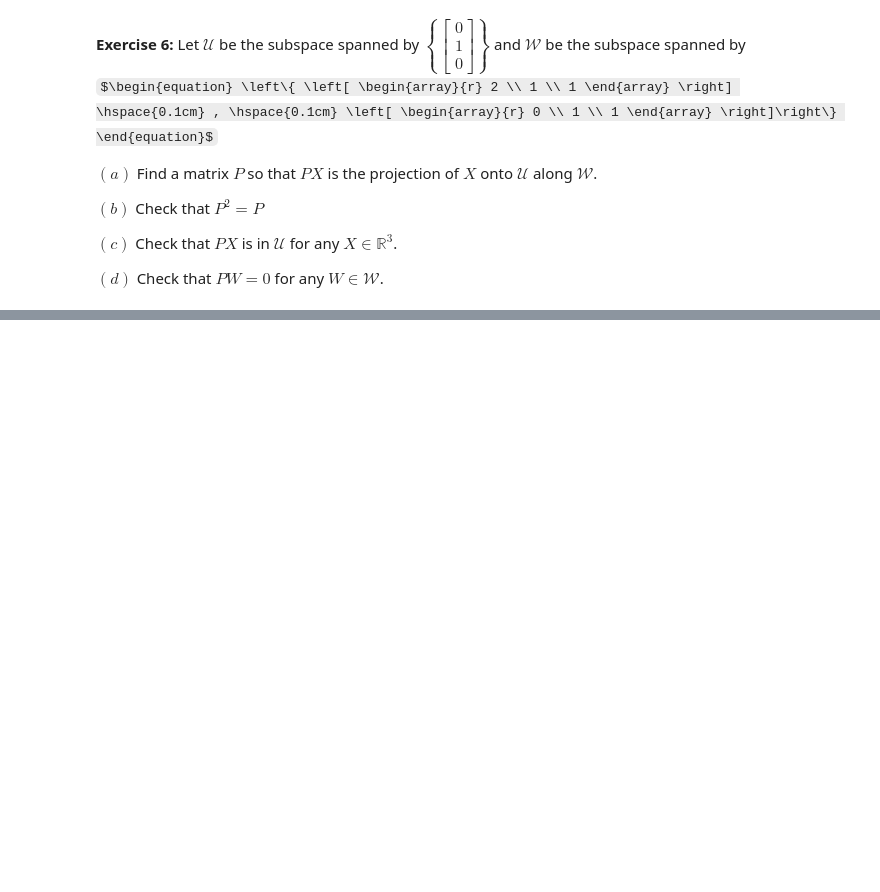
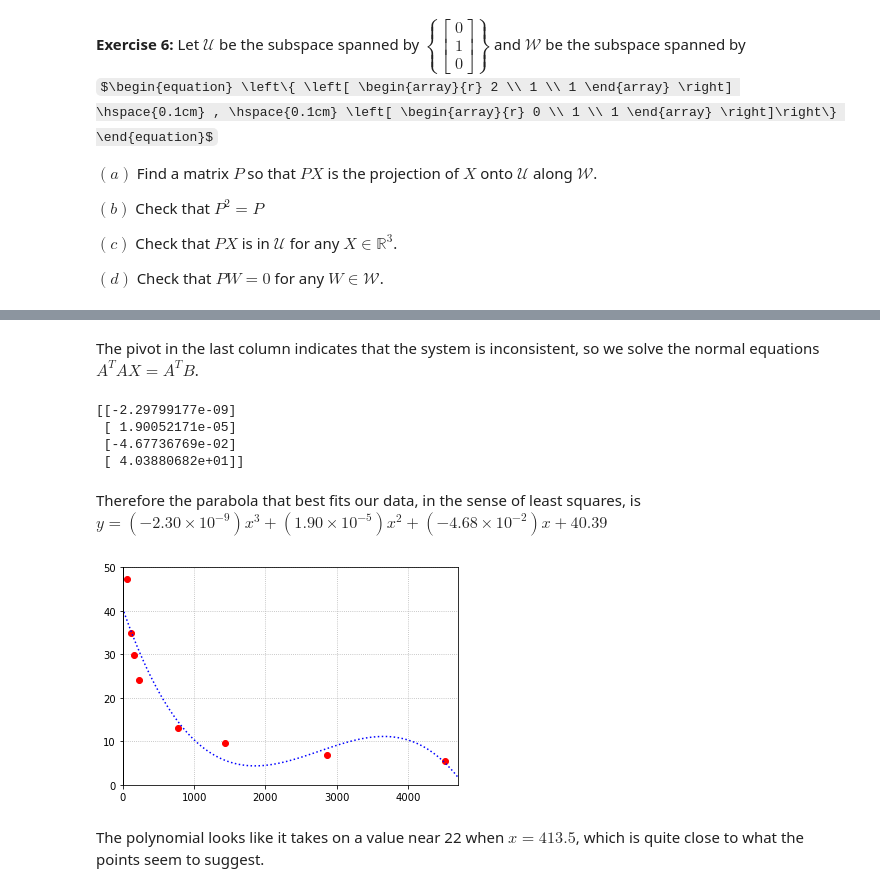
Before and after one commit to bvanderlei/jupyter-guide-to-linear-algebra, a Jupyter notebook: Inner_Products_Solutions.ipynb, the cells around one changed output, grey strips where cells are left out. Cells and saved outputs as stored; diff of their text form; code cells hidden in the pictures; some formulas as TeX source; blank space fills up the shorter version.

```diff
--- a/Inner_Products_Solutions.ipynb
+++ b/Inner_Products_Solutions.ipynb
@@ -2613,0 +2787,6 @@ $(d)$ Check that $PW = 0$ for any $W \in \mathcal{W}$.
+# %%
+A = np.array([[57.9**3,57.9**2,57.9,1],[108.2**3,108.2**2,108.2,1],[149.6**3,149.6**2,149.6,1],[228**3,228.0**2,228.0,1],[778.5**3,778.5**2,778.5,1],[1432**3,1432.0**2,1432,1],[2867**3,2867.0**2,2867,1],[4515**3,4515**2,4515,1]])
+B = np.array([[47.4],[35],[29.8],[24.1],[13.1],[9.7],[6.8],[5.4]])
+A_augmented = np.hstack([A,B])
+A_augmented_reduced = lag.FullRowReduction(A_augmented)
+print(A_augmented_reduced)
@@ -2613,0 +2802,40 @@ $(d)$ Check that $PW = 0$ for any $W \in \mathcal{W}$.
+# %% [markdown]
+The pivot in the last column indicates that the system is inconsistent, so we solve the normal equations $A^TAX = A^TB$.
+# %%
+A_N = A.transpose()@A
+B_N = A.transpose()@B
+Solution = lag.SolveSystem(A_N,B_N)
+print(Solution)
+# %% [output]
+[[-2.29799177e-09]
+ [ 1.90052171e-05]
+ [-4.67736769e-02]
+ [ 4.03880682e+01]]
+# %% [markdown]
+Therefore the parabola that best fits our data, in the sense of least squares, is $y = (-2.30 \times 10^{-9})x^3 + (1.90 \times 10^{-5})x^2 + (-4.68 \times 10^{-2})x + 40.39$
+# %%
+a = Solution[0,0]
+b = Solution[1,0]
+c = Solution[2,0]
+d = Solution[3,0]
+
+x = np.array([57.9, 108.2, 149.6, 228, 778.5, 1432, 2867, 4515])
+y = np.array([47.4, 35, 29.8, 24.1, 13.1, 9.7, 6.8, 5.4])
+
+fig,ax = plt.subplots()
+
+x_fit = np.linspace(-5,4700,100)
+y_fit = a*x_fit**3 + b*x_fit**2 + c*x_fit + d
+
+ax.plot(x,y,'ro');
+ax.plot(x_fit,y_fit,'b',ls=':');
+
+ax.set_xlim(0,4700);
+ax.set_ylim(0,50);
+ax.axvline(color='k',linewidth = 1)
+ax.axhline(color='k',linewidth = 1)
+ax.grid('True',ls=':')
+# %% [output]
+[figure, added]
+# %% [markdown]
+The polynomial looks like it takes on a value near 22 when $x = 413.5$, which is quite close to what the points seem to suggest.
```
Also changed, not shown: parts of 23 cells of this notebook, 2 other files.
